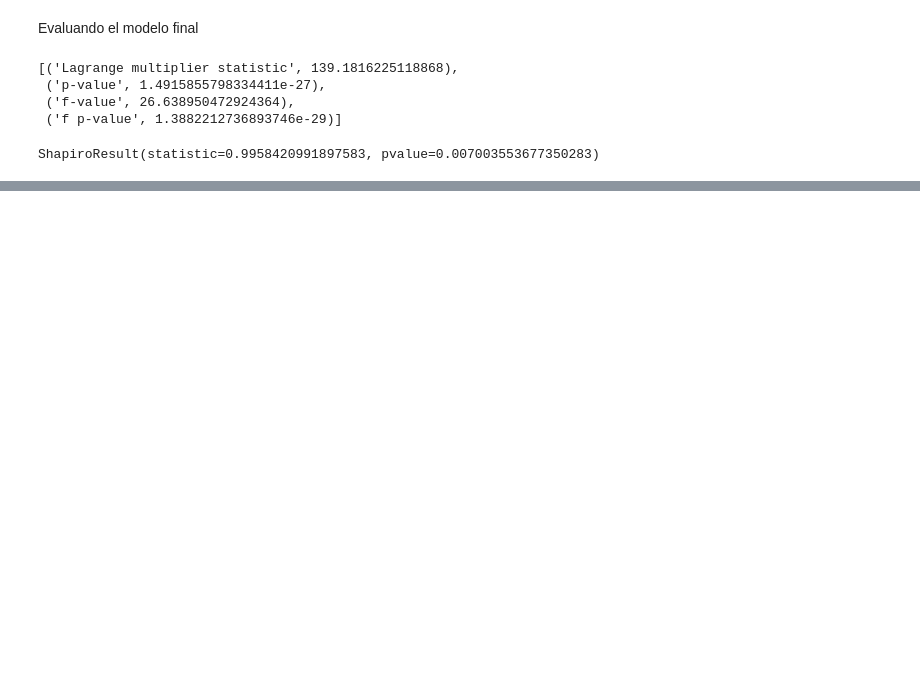
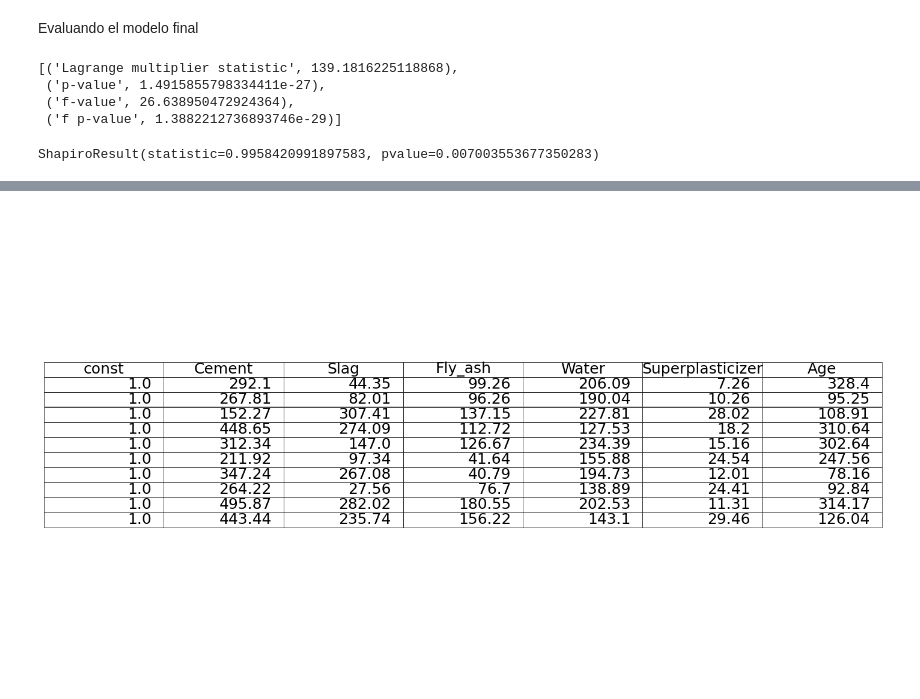
Before and after one commit to jorgelizarazo94/Parciales_Cuantitativo, a Jupyter notebook: Parcial_1/Question_5.ipynb, the cells around one changed output, grey strips where cells are left out. Drawn from its saved outputs; the diff is of its cells as text; code cells hidden in the pictures; blank space fills up the shorter version.

```diff
--- a/Parcial_1/Question_5.ipynb
+++ b/Parcial_1/Question_5.ipynb
@@ -385,2 +395,36 @@ X_new_visual.head(10)
+# %%
+X_new_visual = pd.DataFrame(X_new, columns=['const', 'Cement', 'Slag', 'Fly_ash', 'Water', 'Superplasticizer', 'Age'])
+
+# Reducir el número de decimales a dos
+X_new_visual = X_new_visual.round(2)
+
+# Configurar el estilo de la tabla
+plt.style.use('bmh')
+
+# Crear la figura y los ejes
+fig, ax = plt.subplots(figsize=(18, 10))
+
+# Ocultar los bordes de la tabla
+ax.axis('off')
+
+# Crear y agregar la tabla al gráfico
+tabla = ax.table(cellText=X_new_visual.values,
+          colLabels=X_new_visual.columns,
+          loc='center')
+
+# Configurar el tamaño de fuente de la tabla
+tabla.auto_set_font_size(False)
+tabla.set_fontsize(18)
+
+# Ajustar el tamaño de las celdas de la tabla
+tabla.scale(1, 1.5)
+
+# Guardar el gráfico en un archivo de imagen
+plt.savefig('tabla.png', dpi=300)
+
+# Mostrar el gráfico
+plt.show()
+# %% [output]
+[figure, added]
 # %%
 # Hacemos la predicción usando el modelo entrenado
```
Also changed, not shown: parts of 13 cells of this notebook, 3 other files.
